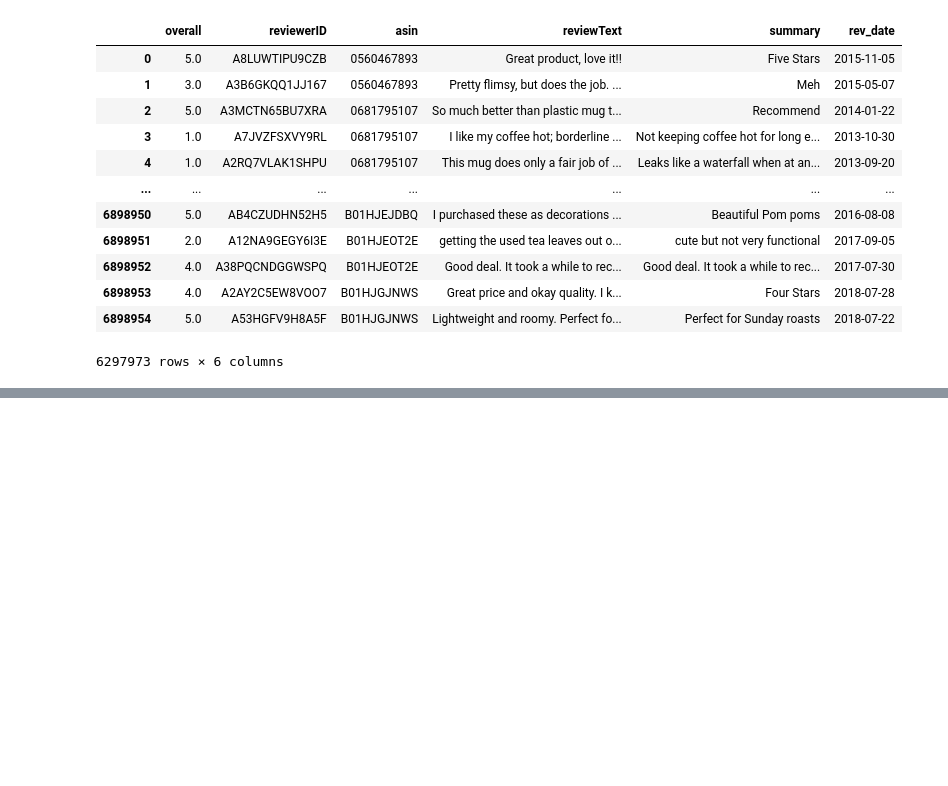
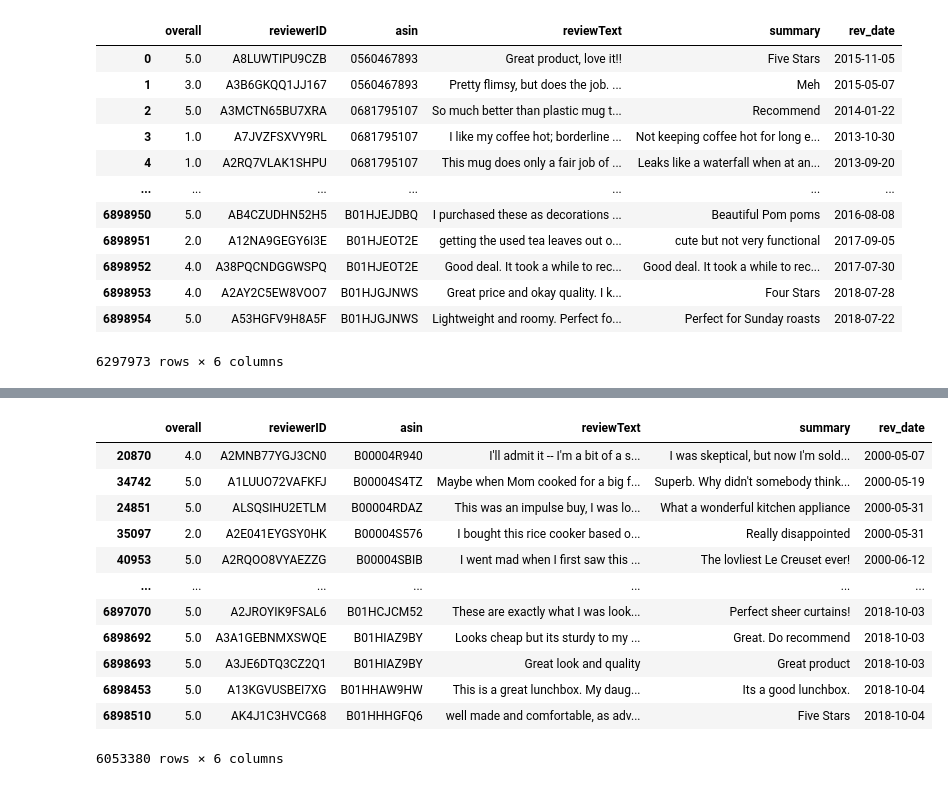
Before and after one commit to Thaslim/Amazon_Review_Analysis, a Jupyter notebook: Data_preprocessing.ipynb, the cells around one changed output, grey strips where cells are left out. Cells and saved outputs as stored; diff of their text form; code cells hidden in the pictures; blank space fills up the shorter version.

```diff
--- a/Data_preprocessing.ipynb
+++ b/Data_preprocessing.ipynb
@@ -121,0 +139,19 @@ df = df.sort_values(by = 'rev_date')
+# %%
+#Deleting these duplicate values keeping the latest review (the last value found)
+df.drop_duplicates(subset = ['asin','reviewerID'], keep ='last', inplace = True)
+# %%
+df
+# %% [output]
+|  | overall | reviewerID | asin | reviewText | summary | rev_date |
+| 20870 | 4.0 | A2MNB77YGJ3CN0 | B00004R940 | I'll admit it -- I'm a bit of a s... | I was skeptical, but now I'm sold... | 2000-05-07 |
+| 34742 | 5.0 | A1LUUO72VAFKFJ | B00004S4TZ | Maybe when Mom cooked for a big f... | Superb. Why didn't somebody think... | 2000-05-19 |
+| 24851 | 5.0 | ALSQSIHU2ETLM | B00004RDAZ | This was an impulse buy, I was lo... | What a wonderful kitchen appliance | 2000-05-31 |
+| 35097 | 2.0 | A2E041EYGSY0HK | B00004S576 | I bought this rice cooker based o... | Really disappointed | 2000-05-31 |
+| 40953 | 5.0 | A2RQOO8VYAEZZG | B00004SBIB | I went mad when I first saw this ... | The lovliest Le Creuset ever! | 2000-06-12 |
+| ... | ... | ... | ... | ... | ... | ... |
+| 6897070 | 5.0 | A2JROYIK9FSAL6 | B01HCJCM52 | These are exactly what I was look... | Perfect sheer curtains! | 2018-10-03 |
+| 6898692 | 5.0 | A3A1GEBNMXSWQE | B01HIAZ9BY | Looks cheap but its sturdy to my ... | Great. Do recommend | 2018-10-03 |
+| 6898693 | 5.0 | A3JE6DTQ3CZ2Q1 | B01HIAZ9BY | Great look and quality | Great product | 2018-10-03 |
+| 6898453 | 5.0 | A13KGVUSBEI7XG | B01HHAW9HW | This is a great lunchbox. My daug... | Its a good lunchbox. | 2018-10-04 |
+| 6898510 | 5.0 | AK4J1C3HVCG68 | B01HHHGFQ6 | well made and comfortable, as adv... | Five Stars | 2018-10-04 |
+6053380 rows × 6 columns
```
Also changed, not shown: parts of 1 cell of this notebook.
